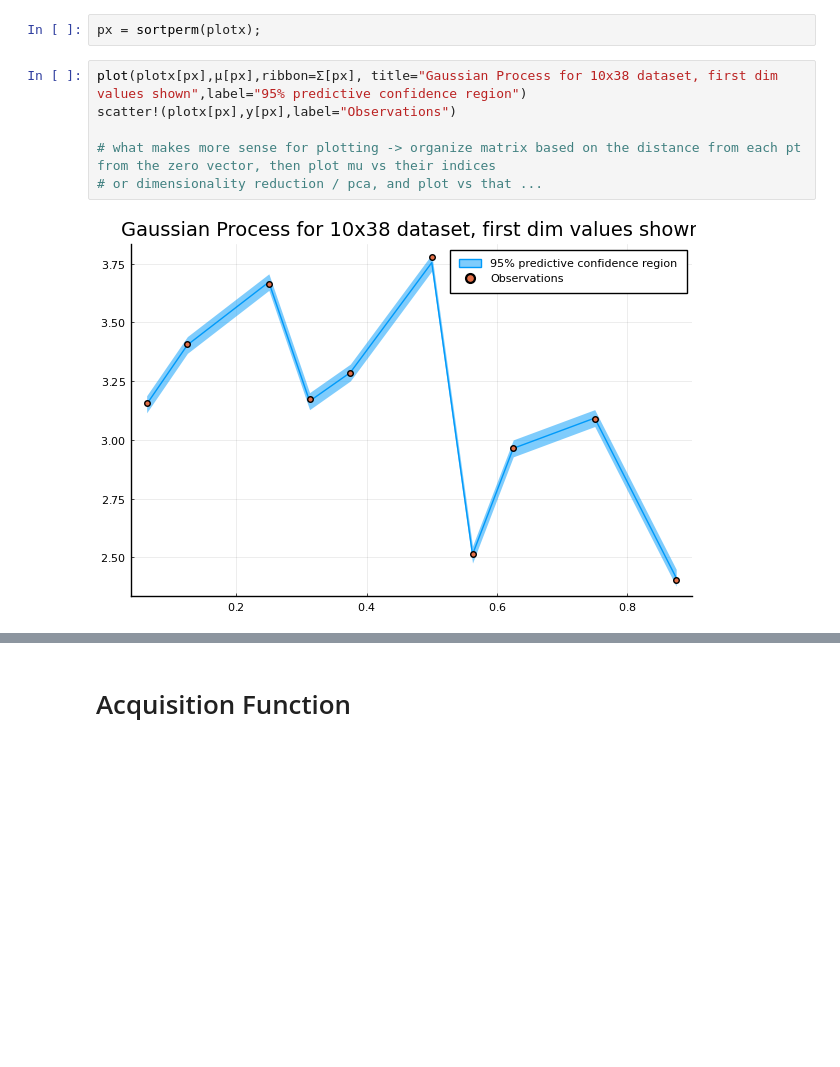
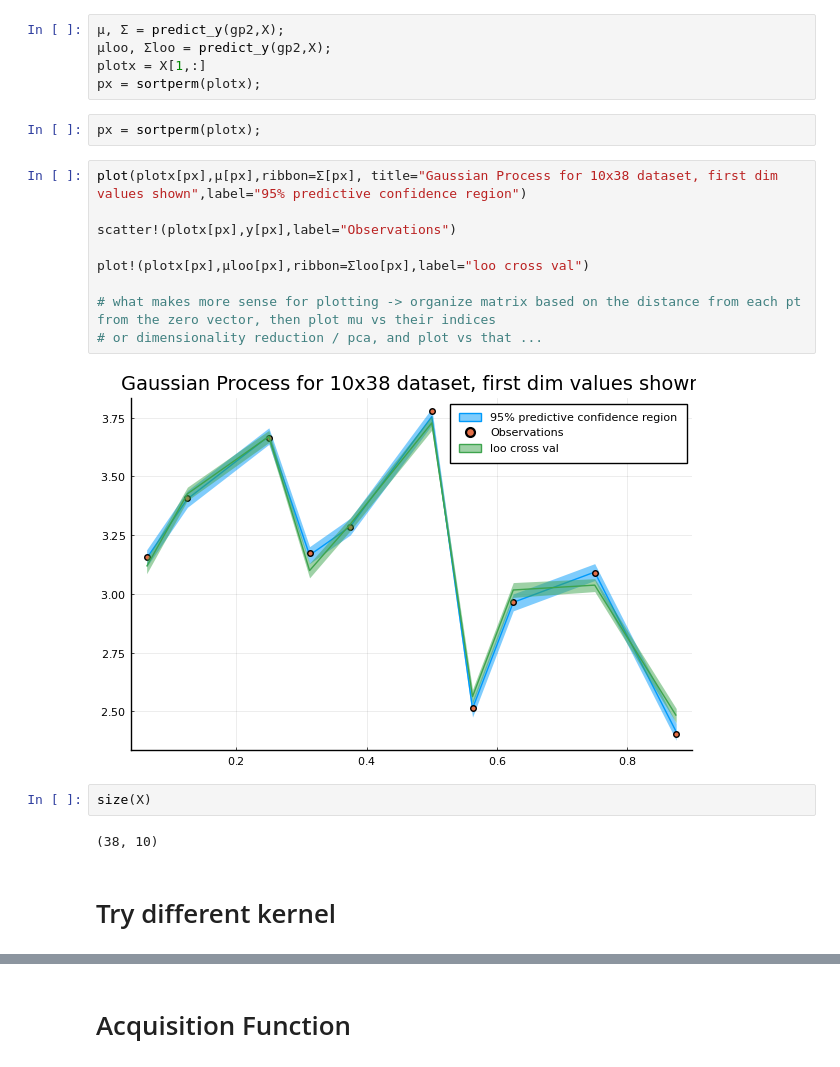
Before and after one commit to juliet29/fp_cs361, a Jupyter notebook: notebooks/gpjl.ipynb, the cells around one changed output, grey strips where cells are left out. Cells and saved outputs as stored; diff of their text form; blank space fills up the shorter version.

```diff
--- a/notebooks/gpjl.ipynb
+++ b/notebooks/gpjl.ipynb
@@ -187,10 +273,24 @@ plotx = X[1,:]
+# %%
+μ, Σ = predict_y(gp2,X);
+μloo, Σloo = predict_y(gp2,X);
+plotx = X[1,:]
+px = sortperm(plotx);
 # %%
 px = sortperm(plotx);
 # %%
 plot(plotx[px],μ[px],ribbon=Σ[px], title="Gaussian Process for 10x38 dataset, first dim values shown",label="95% predictive confidence region")
+
 scatter!(plotx[px],y[px],label="Observations")
+
+plot!(plotx[px],μloo[px],ribbon=Σloo[px],label="loo cross val")
 
 # what makes more sense for plotting -> organize matrix based on the distance from each pt from the zero vector, then plot mu vs their indices
 # or dimensionality reduction / pca, and plot vs that ...
 # %% [output]
-[figure, old version]
+[figure, new version]
+# %%
+size(X)
+# %% [output]
+(38, 10)
+# %% [markdown]
+# Try different kernel
```
Also changed, not shown: parts of 39 cells of this notebook, 7 other files.
